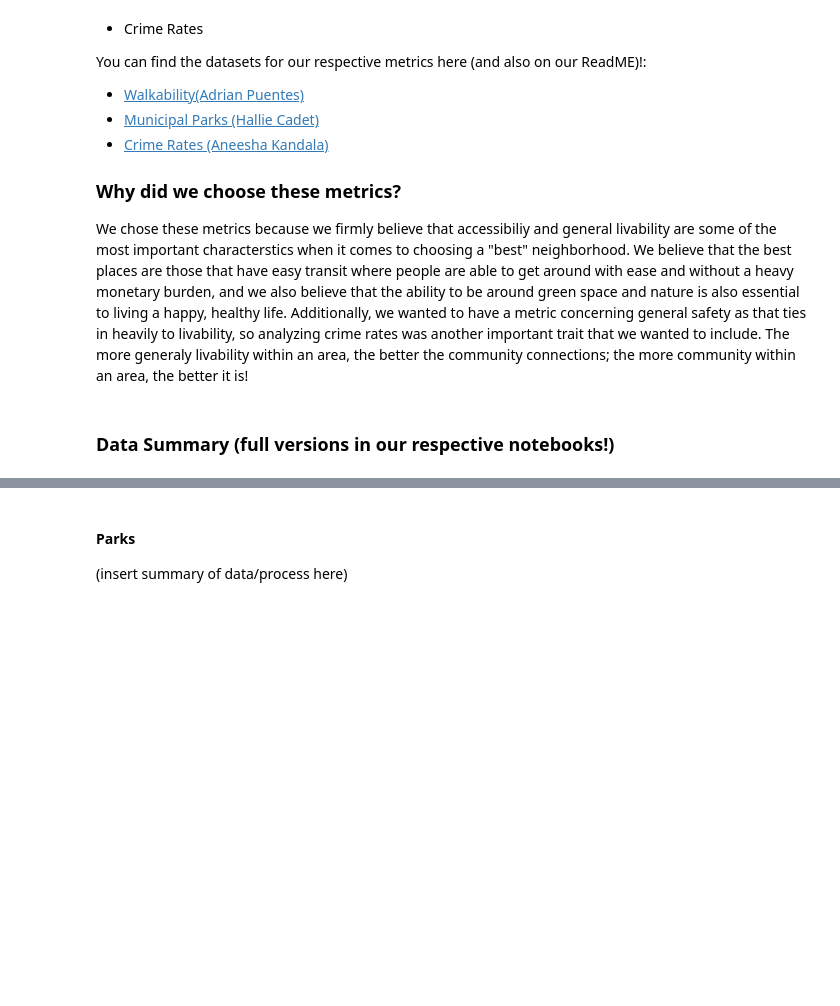
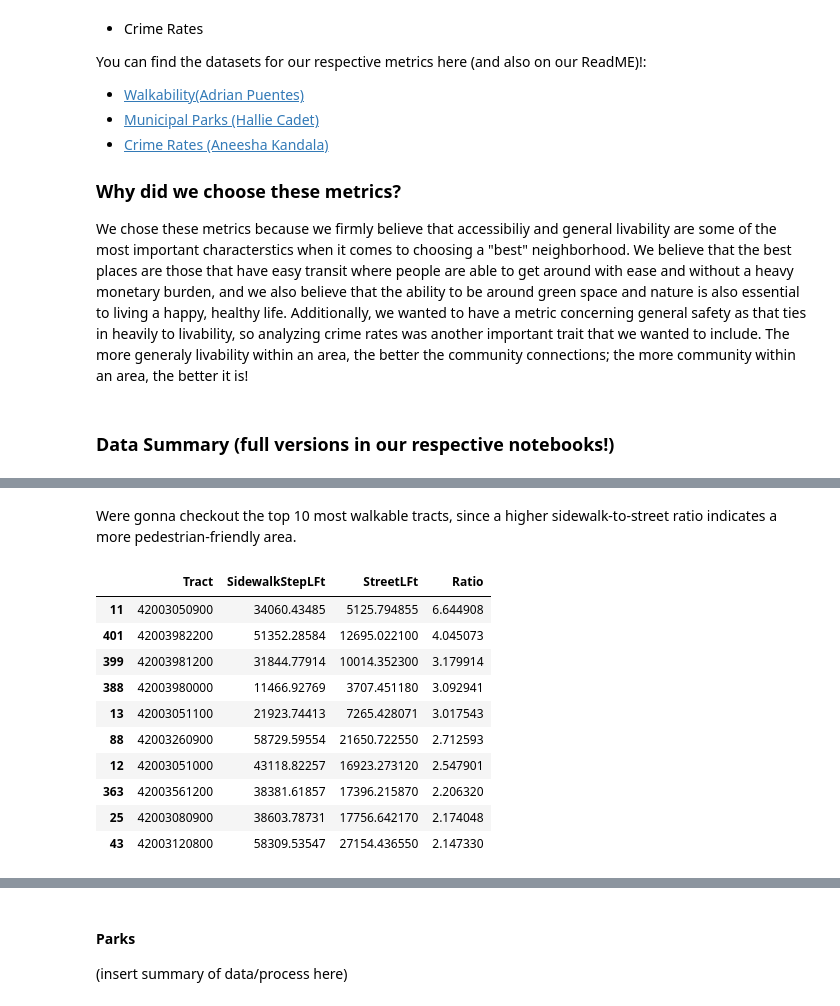
Before and after one commit to aneeshakandala/final_project_cmpinf0011_teamUHA, a Jupyter notebook: Presentation.ipynb, the cells around one changed output, grey strips where cells are left out. Cells and saved outputs as stored; diff of their text form; code cells hidden in the pictures; blank space fills up the shorter version.

```diff
--- a/Presentation.ipynb
+++ b/Presentation.ipynb
@@ -24,0 +51,18 @@ We chose these metrics because we firmly believe that accessibiliy and general l
+# %% [markdown]
+Were gonna checkout the top 10 most walkable tracts, since a higher sidewalk-to-street ratio indicates a more pedestrian-friendly area.
+# %%
+walk_sorted = walk.sort_values("Ratio", ascending=False)
+top10_walk = walk_sorted.head(10)
+top10_walk
+# %% [output]
+|  | Tract | SidewalkStepLFt | StreetLFt | Ratio |
+| 11 | 42003050900 | 34060.43485 | 5125.794855 | 6.644908 |
+| 401 | 42003982200 | 51352.28584 | 12695.022100 | 4.045073 |
+| 399 | 42003981200 | 31844.77914 | 10014.352300 | 3.179914 |
+| 388 | 42003980000 | 11466.92769 | 3707.451180 | 3.092941 |
+| 13 | 42003051100 | 21923.74413 | 7265.428071 | 3.017543 |
+| 88 | 42003260900 | 58729.59554 | 21650.722550 | 2.712593 |
+| 12 | 42003051000 | 43118.82257 | 16923.273120 | 2.547901 |
+| 363 | 42003561200 | 38381.61857 | 17396.215870 | 2.206320 |
+| 25 | 42003080900 | 38603.78731 | 17756.642170 | 2.174048 |
+| 43 | 42003120800 | 58309.53547 | 27154.436550 | 2.147330 |
```
Also changed, not shown: parts of 6 cells of this notebook, 1 other file.
